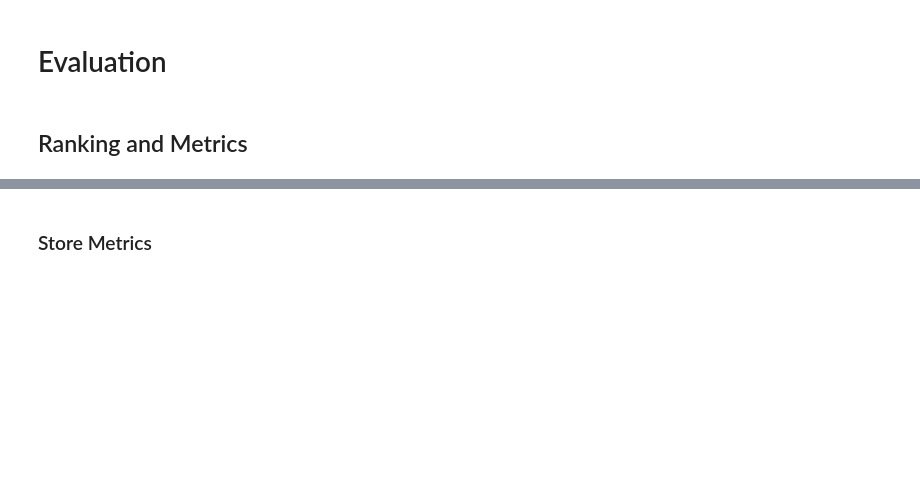
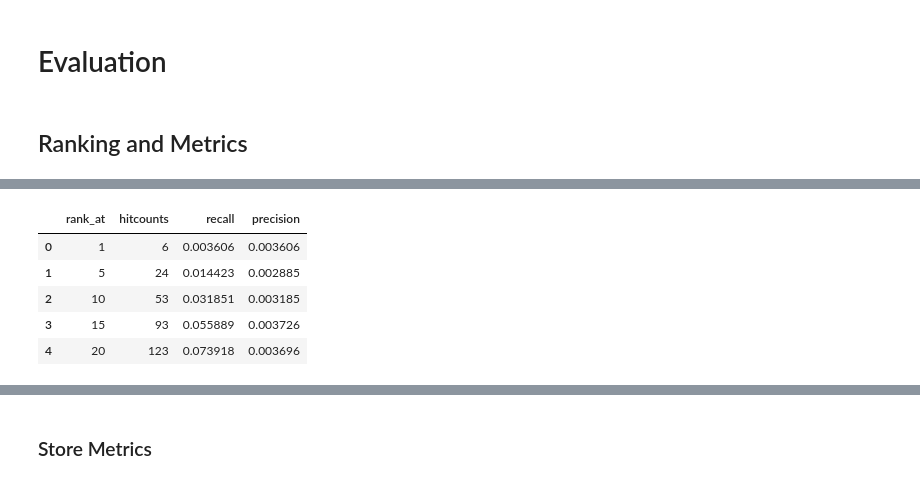
Before and after one commit to ROpdam/recommender_comparison, a Jupyter notebook: BPR.ipynb, the cells around one changed output, grey strips where cells are left out. Drawn from its saved outputs; the diff is of its cells as text; code cells hidden in the pictures; blank space fills up the shorter version.

```diff
--- a/BPR.ipynb
+++ b/BPR.ipynb
@@ -460,0 +495,21 @@ metrics
+# %%
+# params = {
+# "nolf":20, #Size of latent feature vectors
+# "n_iterations":20, #around 20 is sufficient
+# "sample_size":0.2*len(train_set),
+# "seed":1234,
+# "alpha":0.1, # Learning rate
+
+# #Regularizers, still tweaking the values
+# "reg_user":0.01,
+# "reg_item":0.01,
+# }
+
+metrics_2
+# %% [output]
+|  | rank_at | hitcounts | recall | precision |
+| 0 | 1 | 6 | 0.003606 | 0.003606 |
+| 1 | 5 | 24 | 0.014423 | 0.002885 |
+| 2 | 10 | 53 | 0.031851 | 0.003185 |
+| 3 | 15 | 93 | 0.055889 | 0.003726 |
+| 4 | 20 | 123 | 0.073918 | 0.003696 |
```
Also changed, not shown: parts of 19 cells of this notebook, 1 other file.
